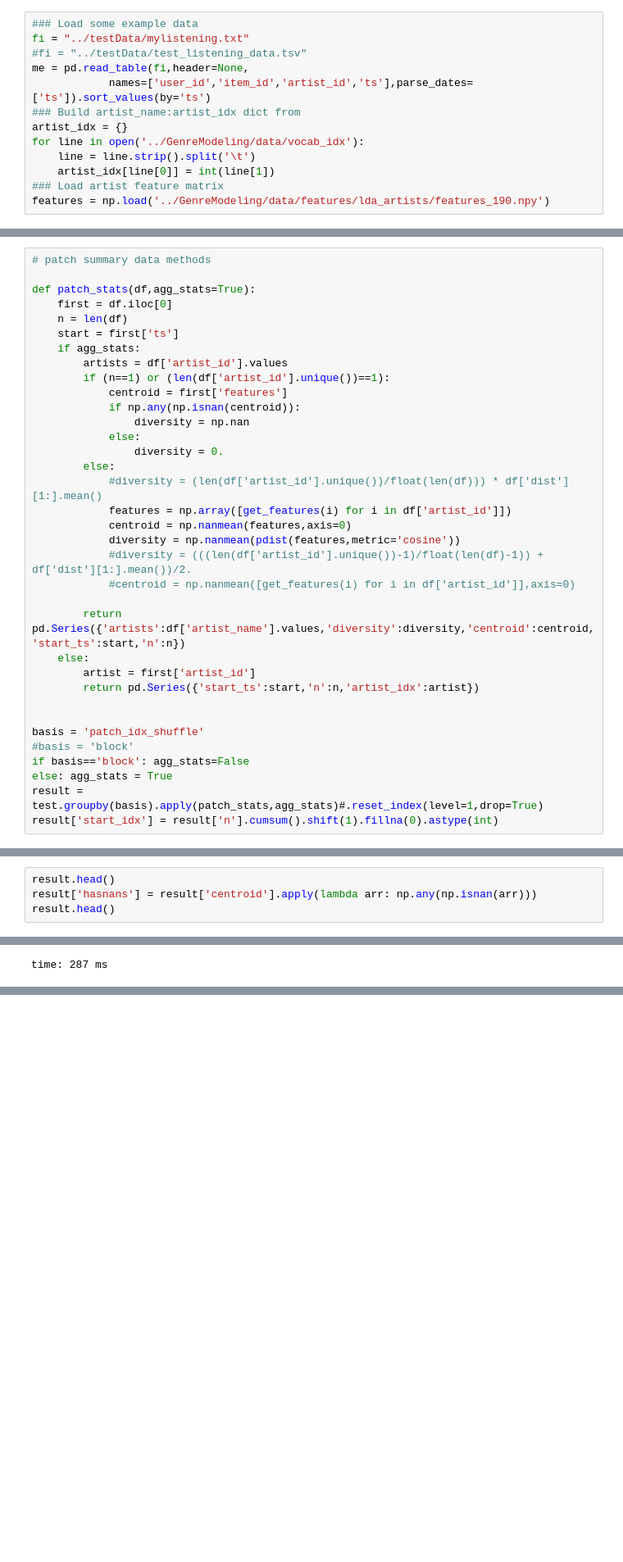
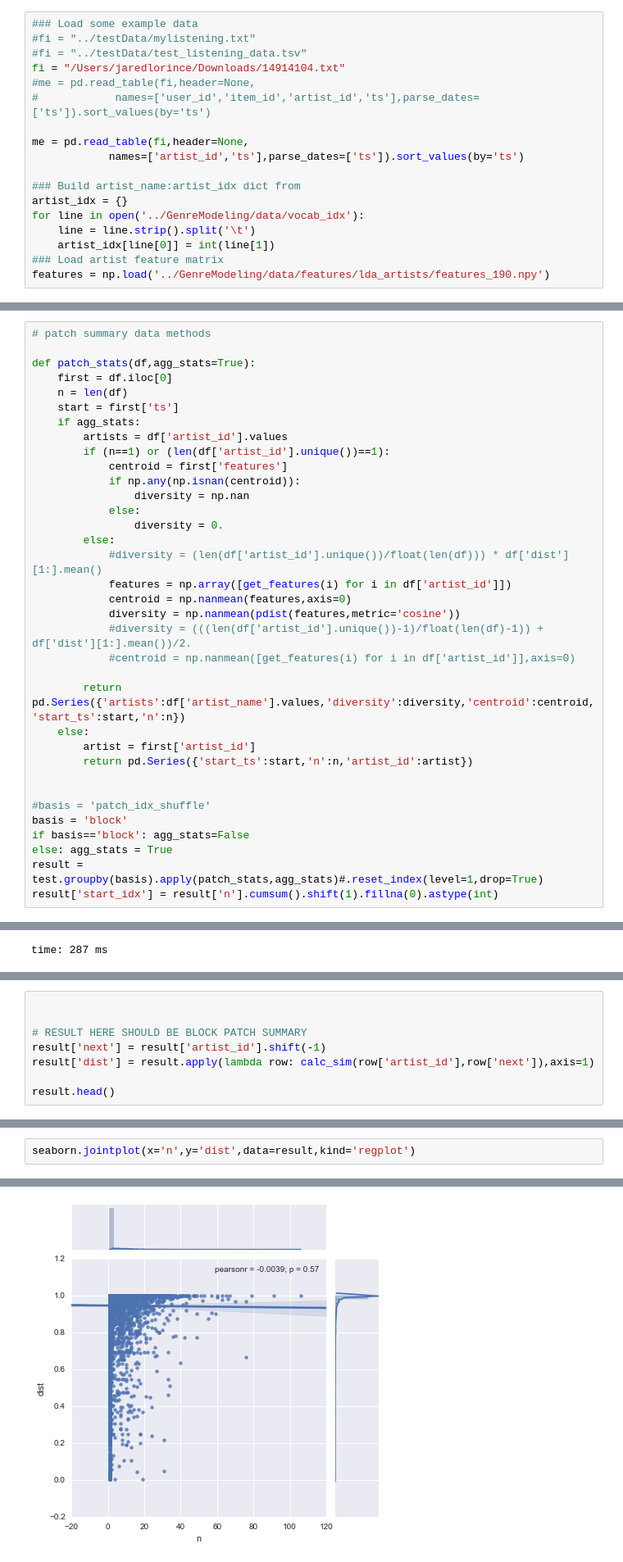
Before and after one commit to jlorince/MusicForaging, a Jupyter notebook: notebooks/my_listening.ipynb, the cells around one changed output, grey strips where cells are left out. Shown at 82% size. Saved outputs shown, nothing was run; the diff lists cells and outputs as text; blank space fills up the shorter version.

```diff
--- a/notebooks/my_listening.ipynb
+++ b/notebooks/my_listening.ipynb
@@ -33,9 +38,14 @@ time: 1.25 ms
 # %%
 ### Load some example data
-fi = "../testData/mylistening.txt"
+#fi = "../testData/mylistening.txt"
 #fi = "../testData/test_listening_data.tsv"
+fi = "/Users/jaredlorince/Downloads/14914104.txt"
+#me = pd.read_table(fi,header=None,
+#            names=['user_id','item_id','artist_id','ts'],parse_dates=['ts']).sort_values(by='ts')
+
 me = pd.read_table(fi,header=None,
-            names=['user_id','item_id','artist_id','ts'],parse_dates=['ts']).sort_values(by='ts')
+            names=['artist_id','ts'],parse_dates=['ts']).sort_values(by='ts')
+
 ### Build artist_name:artist_idx dict from
 artist_idx = {}
 for line in open('../GenreModeling/data/vocab_idx'):
@@ -266,11 +292,11 @@ def patch_stats(df,agg_stats=True):
         return pd.Series({'artists':df['artist_name'].values,'diversity':diversity,'centroid':centroid,'start_ts':start,'n':n})
     else:
         artist = first['artist_id']
-        return pd.Series({'start_ts':start,'n':n,'artist_idx':artist})
+        return pd.Series({'start_ts':start,'n':n,'artist_id':artist})
 
 
-basis = 'patch_idx_shuffle'
-#basis = 'block'
+#basis = 'patch_idx_shuffle'
+basis = 'block'
 if basis=='block': agg_stats=False
 else: agg_stats = True
 result = test.groupby(basis).apply(patch_stats,agg_stats)#.reset_index(level=1,drop=True)
@@ -280,4 +305,0 @@ time: 4.16 s
-# %%
-result.head()
-result['hasnans'] = result['centroid'].apply(lambda arr: np.any(np.isnan(arr)))
-result.head()
@@ -520,0 +551,8 @@ time: 4.43 ms
+# %%
+
+
+# RESULT HERE SHOULD BE BLOCK PATCH SUMMARY
+result['next'] = result['artist_id'].shift(-1)
+result['dist'] = result.apply(lambda row: calc_sim(row['artist_id'],row['next']),axis=1)
+
+result.head()
@@ -520,0 +568,3 @@ time: 4.43 ms
+# %%
+seaborn.jointplot(x='n',y='dist',data=result,kind='regplot')
+# %% [output]
@@ -520,0 +572 @@ time: 4.43 ms
+[figure, added]
```
Also changed, not shown: parts of 45 cells of this notebook, 6 other files.
